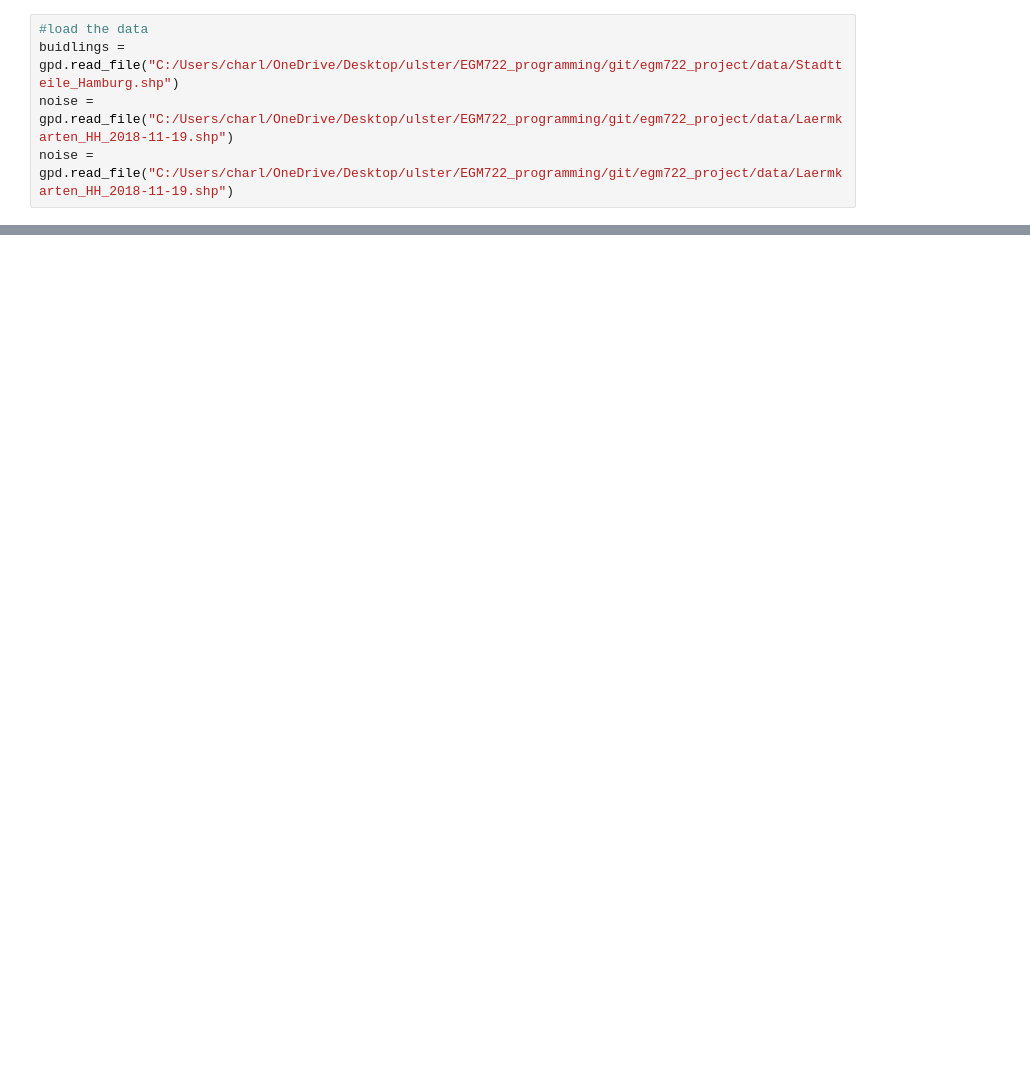
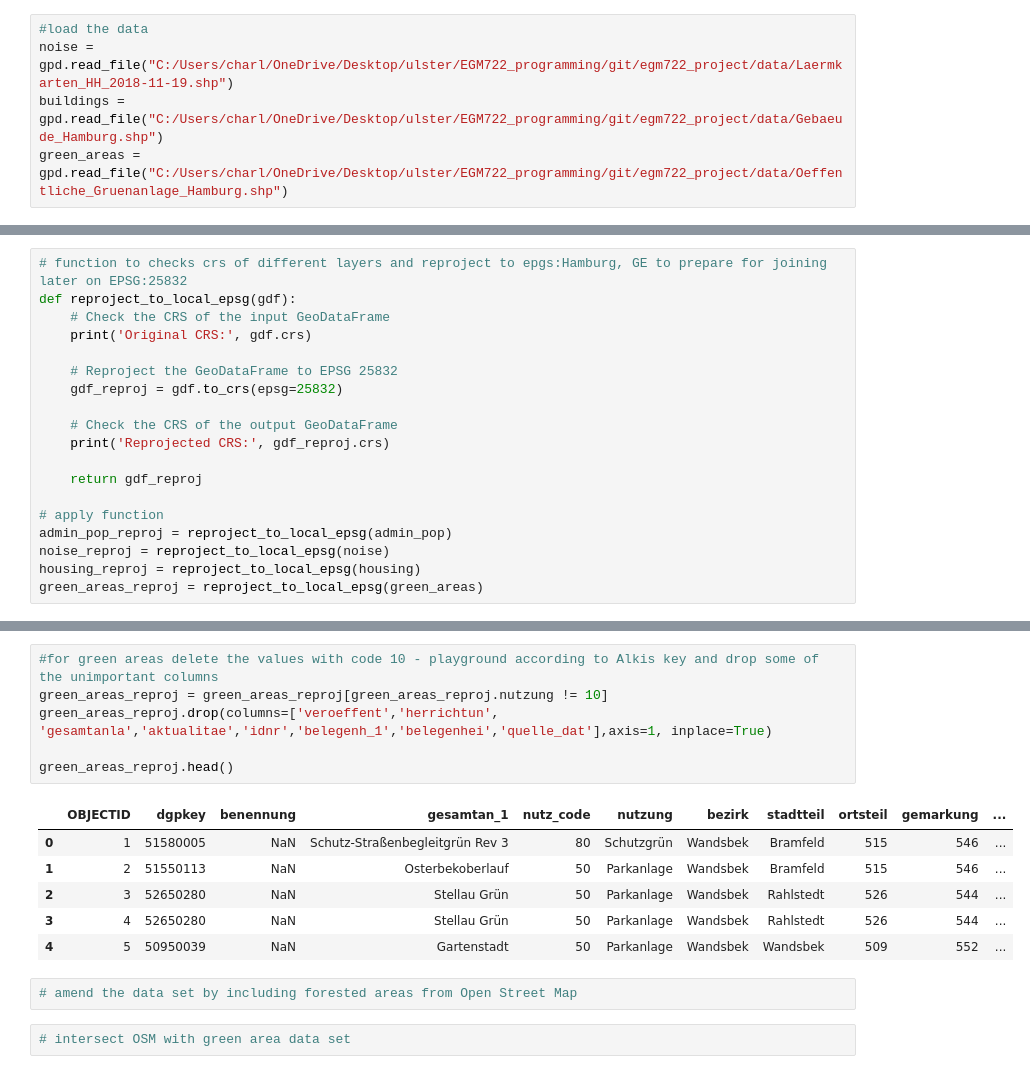
Before and after one commit to CharlotteGIS/egm722_project, a Jupyter notebook: my_project.ipynb, the cells around one changed output, grey strips where cells are left out. Cells and saved outputs as stored; diff of their text form; blank space fills up the shorter version.

```diff
--- a/my_project.ipynb
+++ b/my_project.ipynb
@@ -159,5 +105,5 @@ uses noise, green areas (air pollution, surface temperature as indicator)
 # %%
 #load the data
-buidlings = gpd.read_file("C:/Users/charl/OneDrive/Desktop/ulster/EGM722_programming/git/egm722_project/data/Stadtteile_Hamburg.shp")
 noise = gpd.read_file("C:/Users/charl/OneDrive/Desktop/ulster/EGM722_programming/git/egm722_project/data/Laermkarten_HH_2018-11-19.shp")
-noise = gpd.read_file("C:/Users/charl/OneDrive/Desktop/ulster/EGM722_programming/git/egm722_project/data/Laermkarten_HH_2018-11-19.shp")
+buildings = gpd.read_file("C:/Users/charl/OneDrive/Desktop/ulster/EGM722_programming/git/egm722_project/data/Gebaeude_Hamburg.shp")
+green_areas = gpd.read_file("C:/Users/charl/OneDrive/Desktop/ulster/EGM722_programming/git/egm722_project/data/Oeffentliche_Gruenanlage_Hamburg.shp")
@@ -165,0 +110,19 @@ noise = gpd.read_file("C:/Users/charl/OneDrive/Desktop/ulster/EGM722_programming
+# %%
+# function to checks crs of different layers and reproject to epgs:Hamburg, GE to prepare for joining later on EPSG:25832
+def reproject_to_local_epsg(gdf):
+    # Check the CRS of the input GeoDataFrame
+    print('Original CRS:', gdf.crs)
+
+    # Reproject the GeoDataFrame to EPSG 25832
+    gdf_reproj = gdf.to_crs(epsg=25832)
+
+    # Check the CRS of the output GeoDataFrame
+    print('Reprojected CRS:', gdf_reproj.crs)
+
+    return gdf_reproj
+
+# apply function
+admin_pop_reproj = reproject_to_local_epsg(admin_pop)
+noise_reproj = reproject_to_local_epsg(noise)
+housing_reproj = reproject_to_local_epsg(housing)
+green_areas_reproj = reproject_to_local_epsg(green_areas)
@@ -165,0 +150,17 @@ noise = gpd.read_file("C:/Users/charl/OneDrive/Desktop/ulster/EGM722_programming
+# %%
+#for green areas delete the values with code 10 - playground according to Alkis key and drop some of the unimportant columns
+green_areas_reproj = green_areas_reproj[green_areas_reproj.nutzung != 10]
+green_areas_reproj.drop(columns=['veroeffent','herrichtun', 'gesamtanla','aktualitae','idnr','belegenh_1','belegenhei','quelle_dat'],axis=1, inplace=True)
+
+green_areas_reproj.head()
+# %% [output]
+|  | OBJECTID | dgpkey | benennung | gesamtan_1 | nutz_code | nutzung | bezirk | stadtteil | ortsteil | gemarkung | ... |
+| 0 | 1 | 51580005 | NaN | Schutz-Straßenbegleitgrün Rev 3 | 80 | Schutzgrün | Wandsbek | Bramfeld | 515 | 546 | ... |
+| 1 | 2 | 51550113 | NaN | Osterbekoberlauf | 50 | Parkanlage | Wandsbek | Bramfeld | 515 | 546 | ... |
+| 2 | 3 | 52650280 | NaN | Stellau Grün | 50 | Parkanlage | Wandsbek | Rahlstedt | 526 | 544 | ... |
+| 3 | 4 | 52650280 | NaN | Stellau Grün | 50 | Parkanlage | Wandsbek | Rahlstedt | 526 | 544 | ... |
+| 4 | 5 | 50950039 | NaN | Gartenstadt | 50 | Parkanlage | Wandsbek | Wandsbek | 509 | 552 | ... |
+# %%
+# amend the data set by including forested areas from Open Street Map
+# %%
+# intersect OSM with green area data set
```
Also changed, not shown: parts of 32 cells of this notebook.
